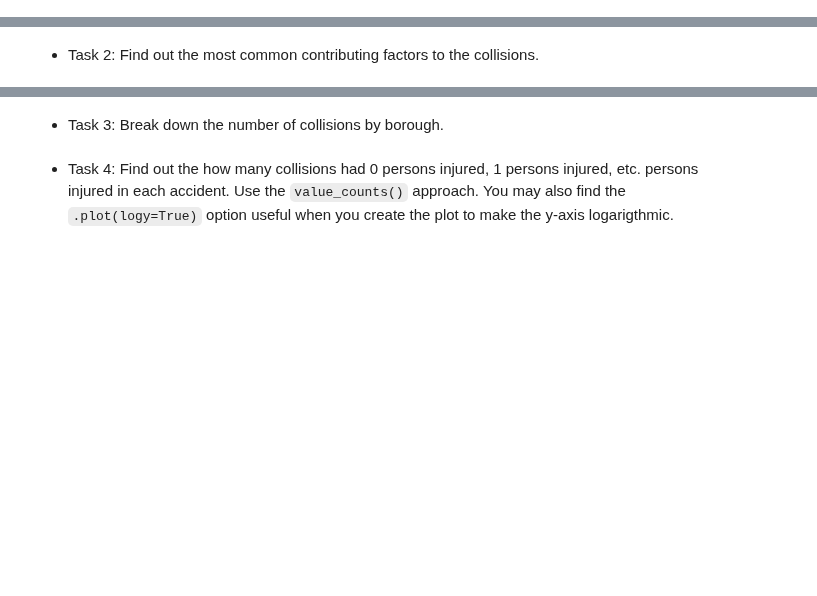
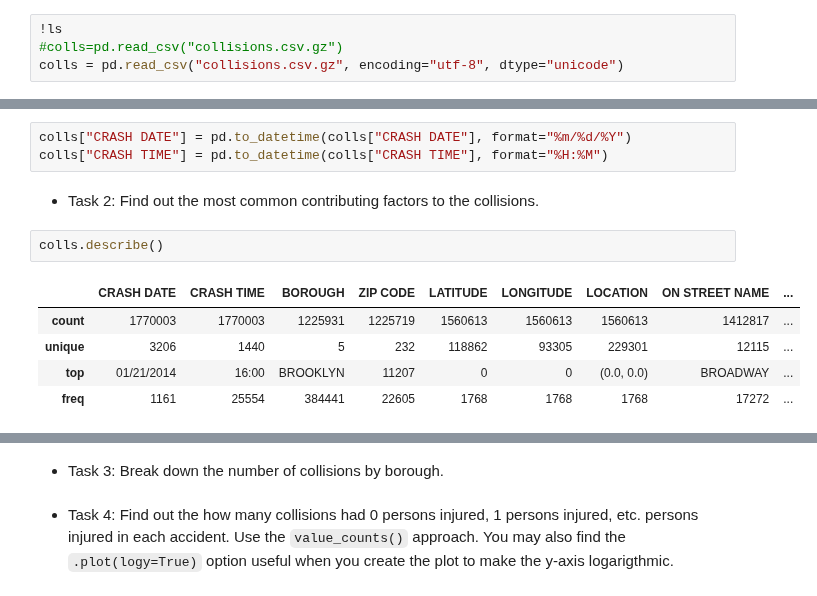
Before and after one commit to nhwhite212/DealingwithDataSpring2021, a Jupyter notebook: 6-Pandas/A-Introduction_to_Pandas.ipynb, the cells around one changed output, grey strips where cells are left out. Saved outputs shown, nothing was run; the diff lists cells and outputs as text; blank space fills up the shorter version.

```diff
--- a/6-Pandas/A-Introduction_to_Pandas.ipynb
+++ b/6-Pandas/A-Introduction_to_Pandas.ipynb
@@ -610,0 +622,4 @@ Now let's do the same exercise, but instead of counting the number of inspection
+# %%
+!ls
+#colls=pd.read_csv("collisions.csv.gz")
+colls = pd.read_csv("collisions.csv.gz", encoding="utf-8", dtype="unicode")
@@ -611,3 +628,14 @@ Now let's do the same exercise, but instead of counting the number of inspection
+# %%
+colls["CRASH DATE"] = pd.to_datetime(colls["CRASH DATE"], format="%m/%d/%Y")
+colls["CRASH TIME"] = pd.to_datetime(colls["CRASH TIME"], format="%H:%M")
 # %% [markdown]
 
 * Task 2: Find out the most common contributing factors to the collisions.
+# %%
+colls.describe()
+# %% [output]
+|  | CRASH DATE | CRASH TIME | BOROUGH | ZIP CODE | LATITUDE | LONGITUDE | LOCATION | ON STREET NAME | ... |
+| count | 1770003 | 1770003 | 1225931 | 1225719 | 1560613 | 1560613 | 1560613 | 1412817 | ... |
+| unique | 3206 | 1440 | 5 | 232 | 118862 | 93305 | 229301 | 12115 | ... |
+| top | 01/21/2014 | 16:00 | BROOKLYN | 11207 | 0 | 0 | (0.0, 0.0) | BROADWAY | ... |
+| freq | 1161 | 25554 | 384441 | 22605 | 1768 | 1768 | 1768 | 17272 | ... |
```
Also changed, not shown: parts of 6 cells of this notebook.
